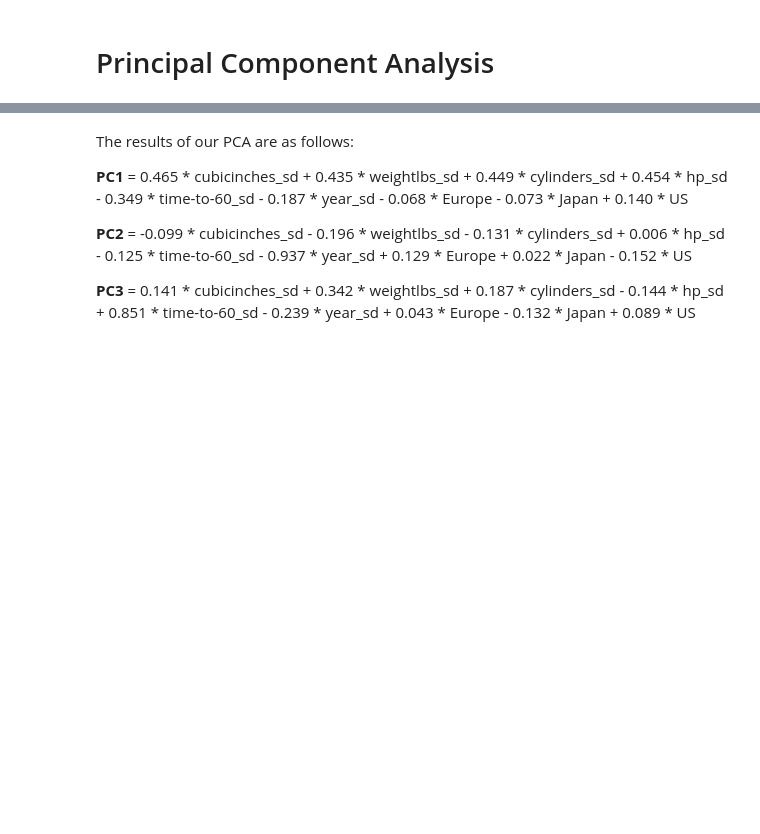
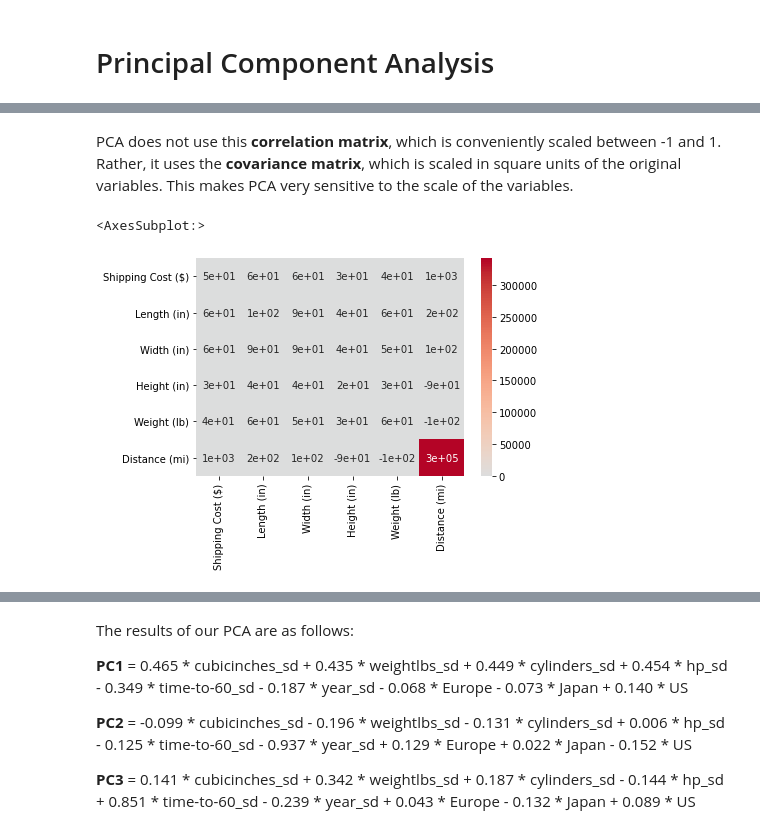
Before and after one commit to smashley-eakland/ds-principal_component_analysis-kbo33, a Jupyter notebook: principal_component_analysis.ipynb, the cells around one changed output, grey strips where cells are left out. Saved outputs shown, nothing was run; the diff lists cells and outputs as text; code cells hidden in the pictures; blank space fills up the shorter version.

```diff
--- a/principal_component_analysis.ipynb
+++ b/principal_component_analysis.ipynb
@@ -53,0 +81,7 @@ $\rightarrow$ **PCA insight**: Moreover, since we'll be capturing much of the va
+# %% [markdown]
+PCA does not use this **correlation matrix**, which is conveniently scaled between -1 and 1. Rather, it uses the **covariance matrix**, which is scaled in square units of the original variables. This makes PCA very sensitive to the scale of the variables.
+# %%
+sns.heatmap(packages.cov(), annot = True, fmt='.0g', center= 0, cmap= 'coolwarm')
+# %% [output]
+<AxesSubplot:>
+[figure, added]
```
Also changed, not shown: parts of 152 cells of this notebook, 1 other file.
